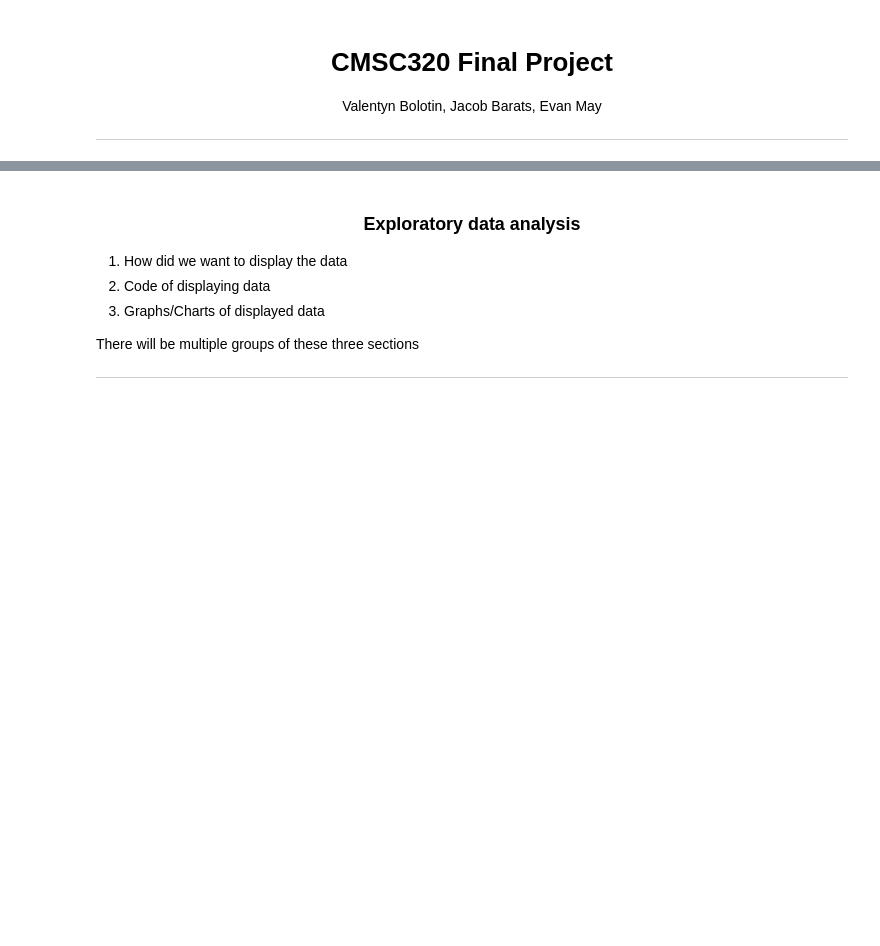
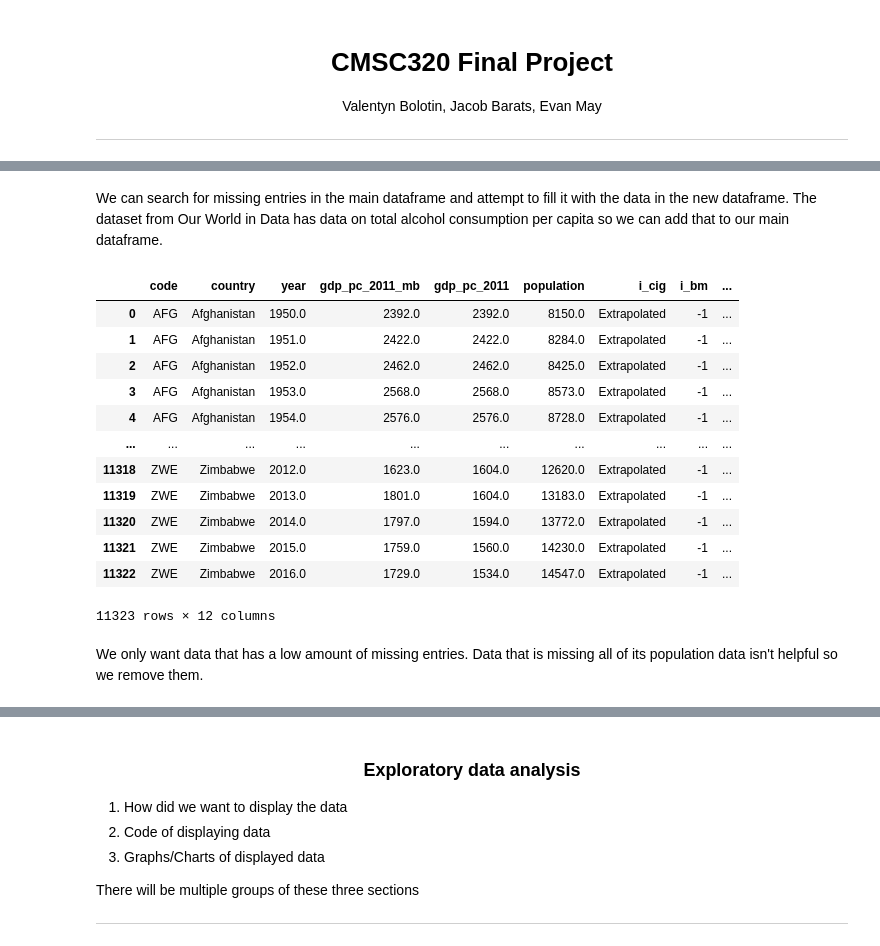
Before and after one commit to evanamay/CMSC320-Final-Project, a Jupyter notebook: tutorial.ipynb, the cells around one changed output, grey strips where cells are left out. Cells and saved outputs as stored; diff of their text form; code cells hidden in the pictures; blank space fills up the shorter version.

```diff
--- a/tutorial.ipynb
+++ b/tutorial.ipynb
@@ -29,0 +236,16 @@
+# %%
+cpc_df = pd.read_csv('Data/alcohol-consumption-vs-gdp-per-capita.csv')
+cpc_df = pd.DataFrame(cpc_df)
+
+cpc_df = cpc_df.drop(labels = "Continent", axis = 1)
+cpc_df = cpc_df.rename(columns= {"Total alcohol consumption per capita (liters of pure alcohol, projected estimates, 15+ years of age)" : "consumption_for_person",
+                                 "GDP per capita, PPP (constant 2017 international $)" : "gdp_pc_2017", "Population (historical estimates)": "population_cpc",
+                                 "Entity" : "country", "Code":"code", "Year":"year"})
+cpc_df = cpc_df[cpc_df.code.isin(codes_arr)]
+cpc_df["total_liters_consumed"] = cpc_df.consumption_for_person * cpc_df.population_cpc
+cpc_df = cpc_df[cpc_df.year > start_year]
+future_cpc_df = cpc_df[cpc_df.year > end_year]
+
+cpc_df = cpc_df[cpc_df.year <= end_year]
+cpc_df.gdp_pc_2017 = cpc_df.gdp_pc_2017
+cpc_df
@@ -29,0 +266,48 @@
+# %% [markdown]
+We can search for missing entries in the main dataframe and attempt to fill it with the data in the new dataframe. The dataset from Our World in Data has data on total alcohol consumption per capita so we can add that to our main dataframe.
+# %%
+hit_years_arr = np.sort(pd.unique(combined_df.year).reshape(-1))
+
+temp_comb = combined_df
+
+cpc_merge = cpc_df.drop(labels=["gdp_pc_2017","consumption_for_person", "population_cpc", "total_liters_consumed"],
+                             axis = 1)
+
+for code in codes_arr:
+  cpc_code = cpc_merge[cpc_merge.code == code]
+  combined_code = combined_df[combined_df.code == code]
+  missing_years = np.array(hit_years_arr)
+  sub_years = np.array(combined_code.year.to_numpy())
+  missing_years = np.setdiff1d(missing_years, sub_years)
+
+  if len(missing_years > 0):
+    cpc_fill = cpc_code[cpc_code.year.isin(missing_years)]
+    cpc_fill.index += len(temp_comb.index)
+    temp_comb = pd.concat([temp_comb,cpc_fill])
+
+cpc_merge = cpc_df.drop(labels = ["country"], axis = 1)
+temp_comb = pd.merge(how = "left", left = temp_comb, right = cpc_merge, on=["code","year"])
+temp_comb["i_cig"] = temp_comb["i_cig"].astype(str)
+temp_comb["i_bm"] = temp_comb["i_bm"].astype(str)
+temp_comb.i_bm[temp_comb["i_bm"] == "nan"] = pd.NA
+temp_comb.i_bm[temp_comb["i_cig"] == "nan"] = pd.NA
+temp_comb = temp_comb.fillna(-1)
+
+combined_df = temp_comb
+combined_df
+# %% [output]
+|  | code | country | year | gdp_pc_2011_mb | gdp_pc_2011 | population | i_cig | i_bm | ... |
+| 0 | AFG | Afghanistan | 1950.0 | 2392.0 | 2392.0 | 8150.0 | Extrapolated | -1 | ... |
+| 1 | AFG | Afghanistan | 1951.0 | 2422.0 | 2422.0 | 8284.0 | Extrapolated | -1 | ... |
+| 2 | AFG | Afghanistan | 1952.0 | 2462.0 | 2462.0 | 8425.0 | Extrapolated | -1 | ... |
+| 3 | AFG | Afghanistan | 1953.0 | 2568.0 | 2568.0 | 8573.0 | Extrapolated | -1 | ... |
+| 4 | AFG | Afghanistan | 1954.0 | 2576.0 | 2576.0 | 8728.0 | Extrapolated | -1 | ... |
+| ... | ... | ... | ... | ... | ... | ... | ... | ... | ... |
+| 11318 | ZWE | Zimbabwe | 2012.0 | 1623.0 | 1604.0 | 12620.0 | Extrapolated | -1 | ... |
+| 11319 | ZWE | Zimbabwe | 2013.0 | 1801.0 | 1604.0 | 13183.0 | Extrapolated | -1 | ... |
+| 11320 | ZWE | Zimbabwe | 2014.0 | 1797.0 | 1594.0 | 13772.0 | Extrapolated | -1 | ... |
+| 11321 | ZWE | Zimbabwe | 2015.0 | 1759.0 | 1560.0 | 14230.0 | Extrapolated | -1 | ... |
+| 11322 | ZWE | Zimbabwe | 2016.0 | 1729.0 | 1534.0 | 14547.0 | Extrapolated | -1 | ... |
+11323 rows × 12 columns
+# %% [markdown]
+We only want data that has a low amount of missing entries. Data that is missing all of its population data isn't helpful so we remove them.
```
Also changed, not shown: parts of 34 cells of this notebook, 8 other files.
